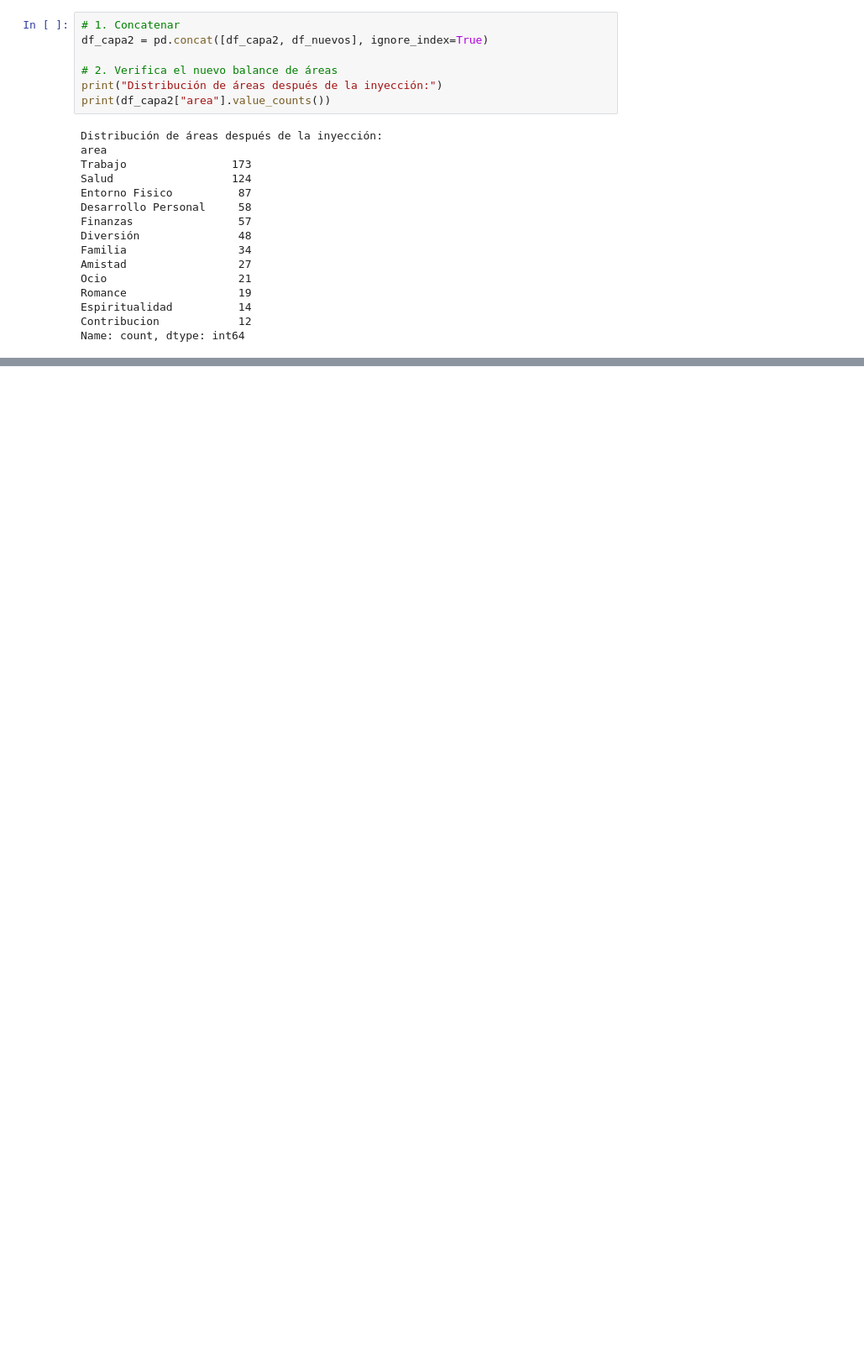
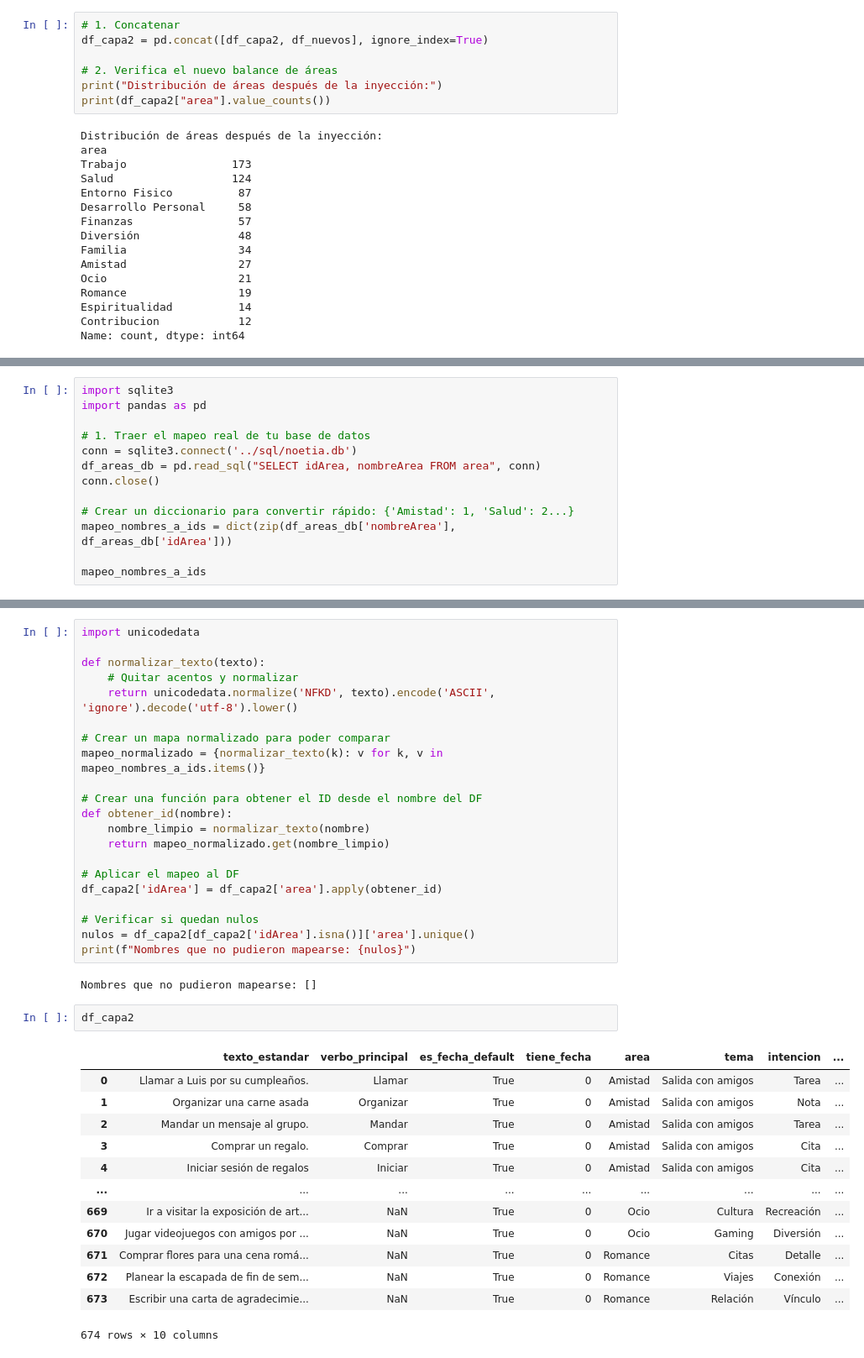
Before and after one commit to Marielle-Machado28/NoetIA, a Jupyter notebook: noetai-eda/eda_noetai.ipynb, the cells around one changed output, grey strips where cells are left out. Shown at 84% size. Cells and saved outputs as stored; diff of their text form; blank space fills up the shorter version.

```diff
--- a/noetai-eda/eda_noetai.ipynb
+++ b/noetai-eda/eda_noetai.ipynb
@@ -2183,0 +1484,13 @@ Modelo guardado correctamente en: c:\Users\marie\Documents\development_projects\
+# %%
+import sqlite3
+import pandas as pd
+
+# 1. Traer el mapeo real de tu base de datos
+conn = sqlite3.connect('../sql/noetia.db')
+df_areas_db = pd.read_sql("SELECT idArea, nombreArea FROM area", conn)
+conn.close()
+
+# Crear un diccionario para convertir rápido: {'Amistad': 1, 'Salud': 2...}
+mapeo_nombres_a_ids = dict(zip(df_areas_db['nombreArea'], df_areas_db['idArea']))
+
+mapeo_nombres_a_ids
@@ -2183,0 +1510,39 @@ Modelo guardado correctamente en: c:\Users\marie\Documents\development_projects\
+# %%
+import unicodedata
+
+def normalizar_texto(texto):
+    # Quitar acentos y normalizar
+    return unicodedata.normalize('NFKD', texto).encode('ASCII', 'ignore').decode('utf-8').lower()
+
+# Crear un mapa normalizado para poder comparar
+mapeo_normalizado = {normalizar_texto(k): v for k, v in mapeo_nombres_a_ids.items()}
+
+# Crear una función para obtener el ID desde el nombre del DF
+def obtener_id(nombre):
+    nombre_limpio = normalizar_texto(nombre)
+    return mapeo_normalizado.get(nombre_limpio)
+
+# Aplicar el mapeo al DF
+df_capa2['idArea'] = df_capa2['area'].apply(obtener_id)
+
+# Verificar si quedan nulos
+nulos = df_capa2[df_capa2['idArea'].isna()]['area'].unique()
+print(f"Nombres que no pudieron mapearse: {nulos}")
+# %% [output]
+Nombres que no pudieron mapearse: []
+# %%
+df_capa2
+# %% [output]
+|  | texto_estandar | verbo_principal | es_fecha_default | tiene_fecha | area | tema | intencion | ... |
+| 0 | Llamar a Luis por su cumpleaños. | Llamar | True | 0 | Amistad | Salida con amigos | Tarea | ... |
+| 1 | Organizar una carne asada | Organizar | True | 0 | Amistad | Salida con amigos | Nota | ... |
+| 2 | Mandar un mensaje al grupo. | Mandar | True | 0 | Amistad | Salida con amigos | Tarea | ... |
+| 3 | Comprar un regalo. | Comprar | True | 0 | Amistad | Salida con amigos | Cita | ... |
+| 4 | Iniciar sesión de regalos | Iniciar | True | 0 | Amistad | Salida con amigos | Cita | ... |
+| ... | ... | ... | ... | ... | ... | ... | ... | ... |
+| 669 | Ir a visitar la exposición de art... | NaN | True | 0 | Ocio | Cultura | Recreación | ... |
+| 670 | Jugar videojuegos con amigos por ... | NaN | True | 0 | Ocio | Gaming | Diversión | ... |
+| 671 | Comprar flores para una cena romá... | NaN | True | 0 | Romance | Citas | Detalle | ... |
+| 672 | Planear la escapada de fin de sem... | NaN | True | 0 | Romance | Viajes | Conexión | ... |
+| 673 | Escribir una carta de agradecimie... | NaN | True | 0 | Romance | Relación | Vínculo | ... |
+674 rows × 10 columns
```
Also changed, not shown: parts of 52 cells of this notebook, 1 other file.
